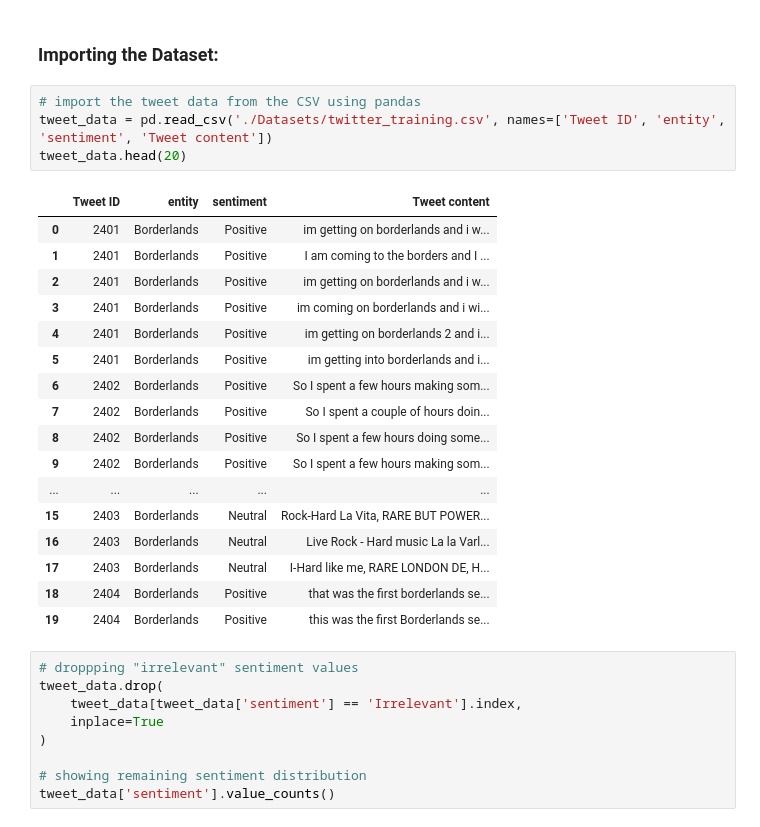
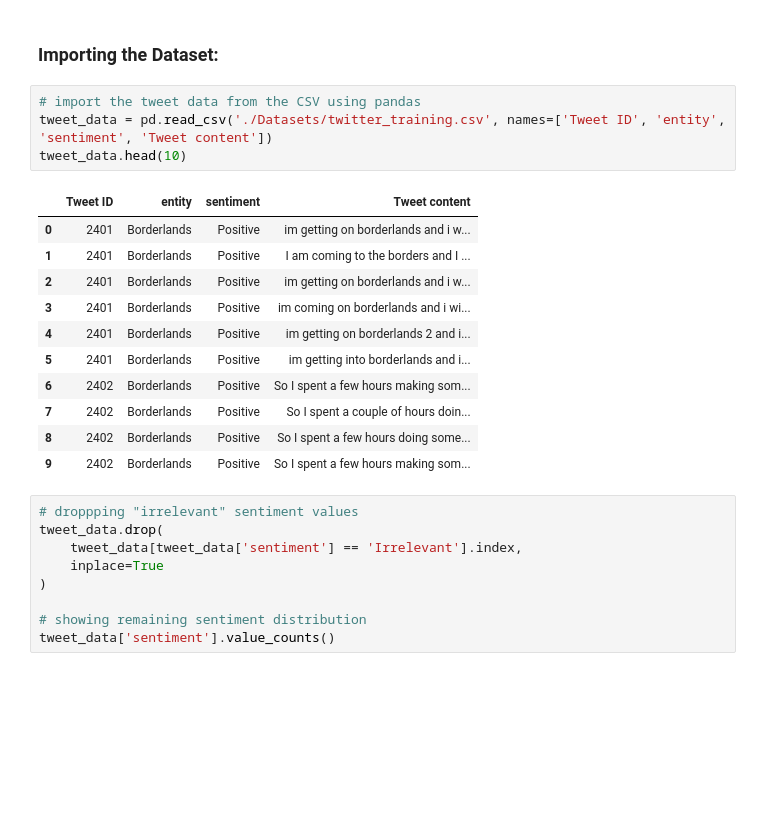
Before and after one commit to ScholarChrispy/ML-Final-Project, a Jupyter notebook: Project.ipynb, the cells around one changed output. Cells and saved outputs as stored; diff of their text form; blank space fills up the shorter version.

```diff
--- a/Project.ipynb
+++ b/Project.ipynb
@@ -92,25 +101,19 @@ This section is where the tweet data is imported and processed into tokens. This
 # %%
 # import the tweet data from the CSV using pandas
 tweet_data = pd.read_csv('./Datasets/twitter_training.csv', names=['Tweet ID', 'entity', 'sentiment', 'Tweet content'])
-tweet_data.head(20)
+tweet_data.head(10)
 # %% [output]
 |  | Tweet ID | entity | sentiment | Tweet content |
 | 0 | 2401 | Borderlands | Positive | im getting on borderlands and i w... |
 | 1 | 2401 | Borderlands | Positive | I am coming to the borders and I ... |
 | 2 | 2401 | Borderlands | Positive | im getting on borderlands and i w... |
 | 3 | 2401 | Borderlands | Positive | im coming on borderlands and i wi... |
 | 4 | 2401 | Borderlands | Positive | im getting on borderlands 2 and i... |
 | 5 | 2401 | Borderlands | Positive | im getting into borderlands and i... |
 | 6 | 2402 | Borderlands | Positive | So I spent a few hours making som... |
 | 7 | 2402 | Borderlands | Positive | So I spent a couple of hours doin... |
 | 8 | 2402 | Borderlands | Positive | So I spent a few hours doing some... |
 | 9 | 2402 | Borderlands | Positive | So I spent a few hours making som... |
-| ... | ... | ... | ... | ... |
-| 15 | 2403 | Borderlands | Neutral | Rock-Hard La Vita, RARE BUT POWER... |
-| 16 | 2403 | Borderlands | Neutral | Live Rock - Hard music La la Varl... |
-| 17 | 2403 | Borderlands | Neutral | I-Hard like me, RARE LONDON DE, H... |
-| 18 | 2404 | Borderlands | Positive | that was the first borderlands se... |
-| 19 | 2404 | Borderlands | Positive | this was the first Borderlands se... |
 # %%
 # droppping "irrelevant" sentiment values
 tweet_data.drop(
```
Also changed, not shown: parts of 21 cells of this notebook.
